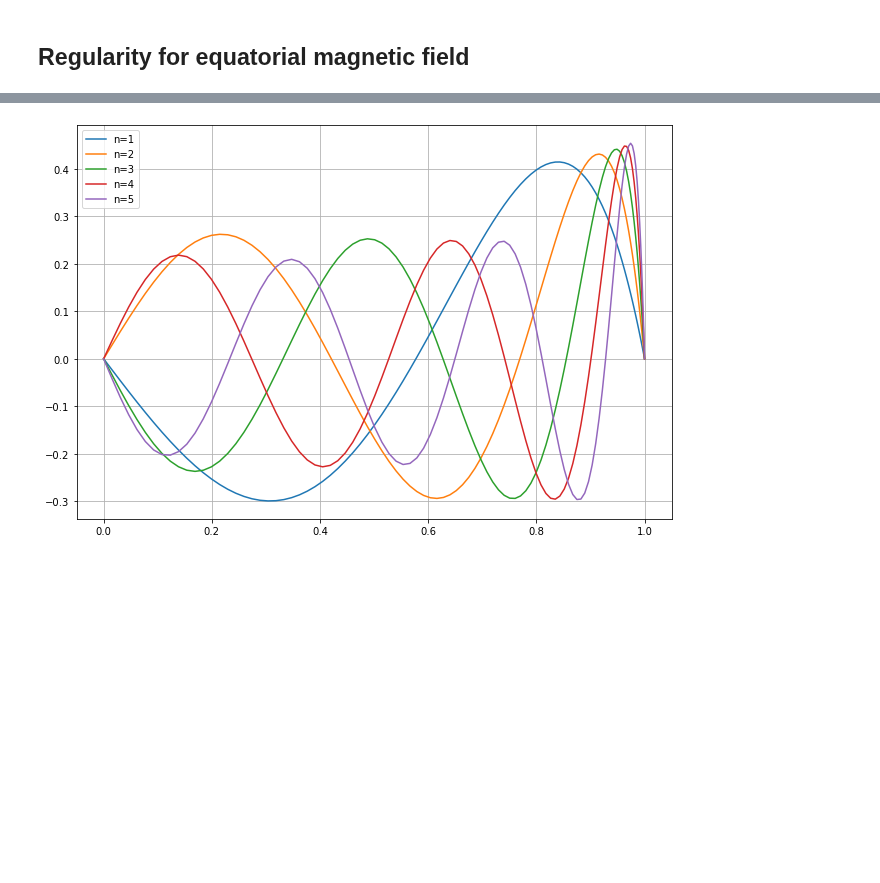
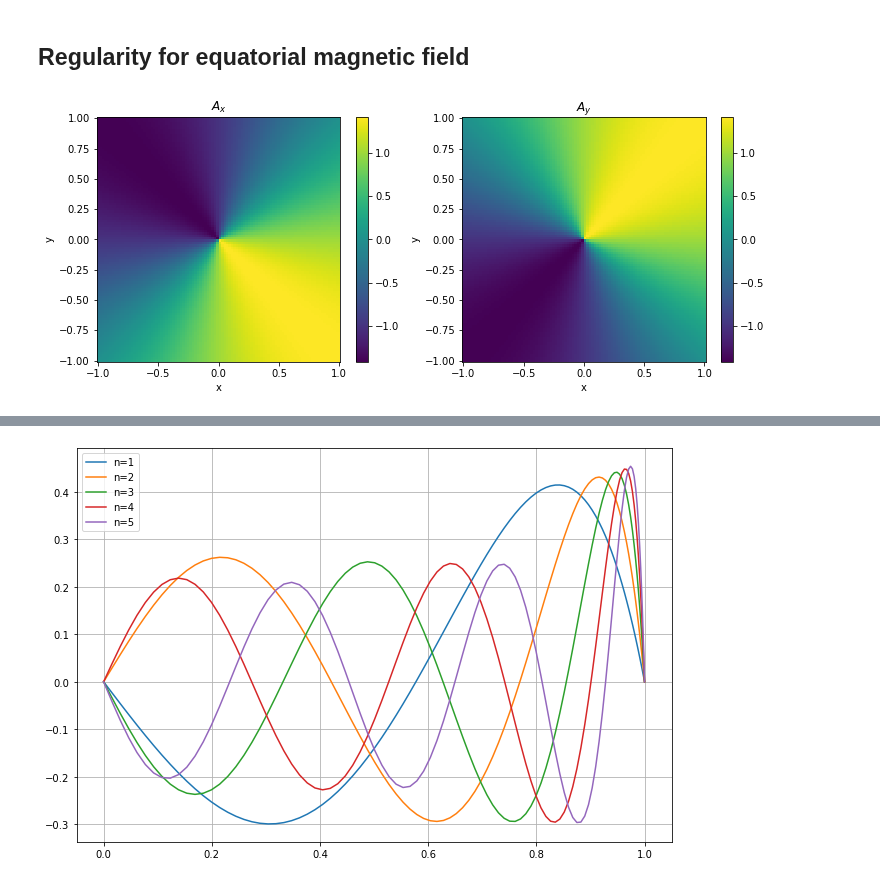
Before and after one commit to GentleMin/PlesioGeostroPy, a Jupyter notebook: PG_expand.ipynb, the cells around one changed output, grey strips where cells are left out. Cells and saved outputs as stored; diff of their text form; code cells hidden in the pictures; blank space fills up the shorter version.

Commit message:
New content: singularity plot

```diff
--- a/PG_expand.ipynb
+++ b/PG_expand.ipynb
@@ -6,3 +6,39 @@ from scipy import special as specfun
 import matplotlib.pyplot as plt
 # %% [markdown]
 ## Regularity for equatorial magnetic field
+# %%
+As = 1
+Ap = 1
+
+x_array = np.linspace(-1, 1, num=100)
+y_array = np.linspace(-1, 1, num=100)
+X, Y = np.meshgrid(x_array, y_array)
+
+R = np.sqrt(X**2 + Y**2)
+R[np.isclose(R, 0)] = 1
+cos = X/R
+sin = Y/R
+
+Ax = cos*As - sin*Ap
+Ay = sin*As + cos*Ap
+
+fig, axes = plt.subplots(nrows=1, ncols=2, figsize=(12, 4.5))
+
+ax = axes[0]
+cm = ax.pcolormesh(X, Y, Ax)
+plt.colorbar(cm, ax=ax)
+ax.set_xlabel("x")
+ax.set_ylabel("y")
+ax.set_title(r"$A_x$")
+
+ax = axes[1]
+cm = ax.pcolormesh(X, Y, Ay)
+plt.colorbar(cm, ax=ax)
+ax.set_xlabel("x")
+ax.set_ylabel("y")
+ax.set_title(r"$A_y$")
+
+plt.savefig("./presentation/elements/singular_field.png", format="png", dpi=150, bbox_inches="tight")
+plt.show()
+# %% [output]
+[figure, added]
```
Also changed, not shown: parts of 1 cell of this notebook.
